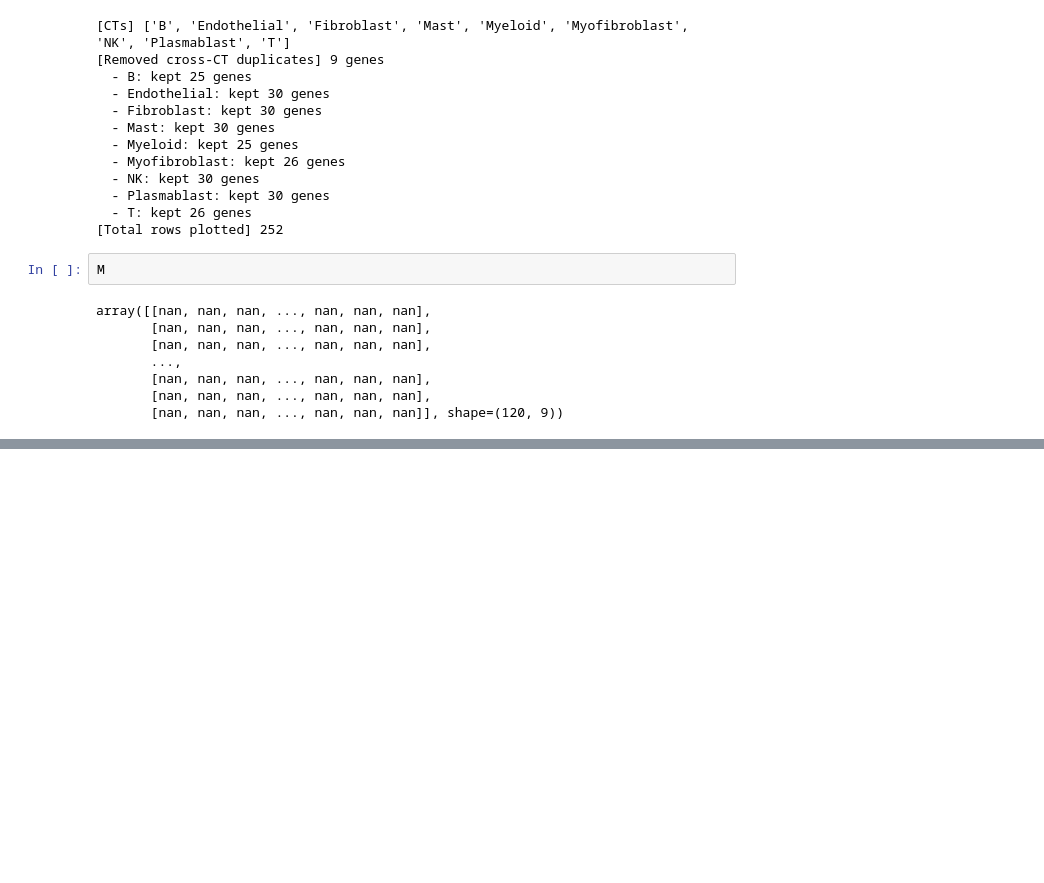
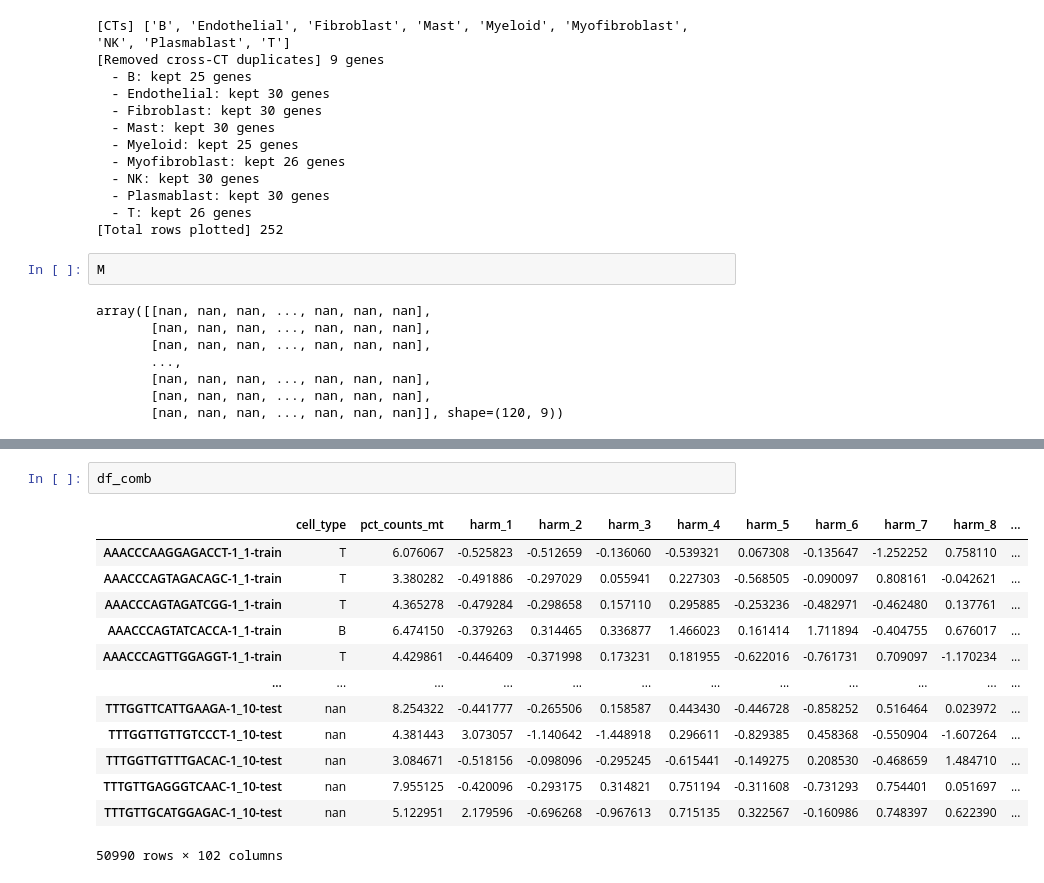
Before and after one commit to Dewey-Wang/Bulk-RNA-Deco-and-Clustering, a Jupyter notebook: workflow/2. clustering preprocess.ipynb, the cells around one changed output, grey strips where cells are left out. Drawn from its saved outputs; the diff is of its cells as text; blank space fills up the shorter version.

```diff
--- a/workflow/2. clustering preprocess.ipynb
+++ b/workflow/2. clustering preprocess.ipynb
@@ -642,0 +782,16 @@ print("[OK] wrote:", comb_path, "| shape:", df_comb.shape)
+# %%
+df_comb
+# %% [output]
+|  | cell_type | pct_counts_mt | harm_1 | harm_2 | harm_3 | harm_4 | harm_5 | harm_6 | harm_7 | harm_8 | ... |
+| AAACCCAAGGAGACCT-1_1-train | T | 6.076067 | -0.525823 | -0.512659 | -0.136060 | -0.539321 | 0.067308 | -0.135647 | -1.252252 | 0.758110 | ... |
+| AAACCCAGTAGACAGC-1_1-train | T | 3.380282 | -0.491886 | -0.297029 | 0.055941 | 0.227303 | -0.568505 | -0.090097 | 0.808161 | -0.042621 | ... |
+| AAACCCAGTAGATCGG-1_1-train | T | 4.365278 | -0.479284 | -0.298658 | 0.157110 | 0.295885 | -0.253236 | -0.482971 | -0.462480 | 0.137761 | ... |
+| AAACCCAGTATCACCA-1_1-train | B | 6.474150 | -0.379263 | 0.314465 | 0.336877 | 1.466023 | 0.161414 | 1.711894 | -0.404755 | 0.676017 | ... |
+| AAACCCAGTTGGAGGT-1_1-train | T | 4.429861 | -0.446409 | -0.371998 | 0.173231 | 0.181955 | -0.622016 | -0.761731 | 0.709097 | -1.170234 | ... |
+| ... | ... | ... | ... | ... | ... | ... | ... | ... | ... | ... | ... |
+| TTTGGTTCATTGAAGA-1_10-test | nan | 8.254322 | -0.441777 | -0.265506 | 0.158587 | 0.443430 | -0.446728 | -0.858252 | 0.516464 | 0.023972 | ... |
+| TTTGGTTGTTGTCCCT-1_10-test | nan | 4.381443 | 3.073057 | -1.140642 | -1.448918 | 0.296611 | -0.829385 | 0.458368 | -0.550904 | -1.607264 | ... |
+| TTTGGTTGTTTGACAC-1_10-test | nan | 3.084671 | -0.518156 | -0.098096 | -0.295245 | -0.615441 | -0.149275 | 0.208530 | -0.468659 | 1.484710 | ... |
+| TTTGTTGAGGGTCAAC-1_10-test | nan | 7.955125 | -0.420096 | -0.293175 | 0.314821 | 0.751194 | -0.311608 | -0.731293 | 0.754401 | 0.051697 | ... |
+| TTTGTTGCATGGAGAC-1_10-test | nan | 5.122951 | 2.179596 | -0.696268 | -0.967613 | 0.715135 | 0.322567 | -0.160986 | 0.748397 | 0.622390 | ... |
+50990 rows × 102 columns
```
Also changed, not shown: parts of 6 cells of this notebook, 56 other files.
